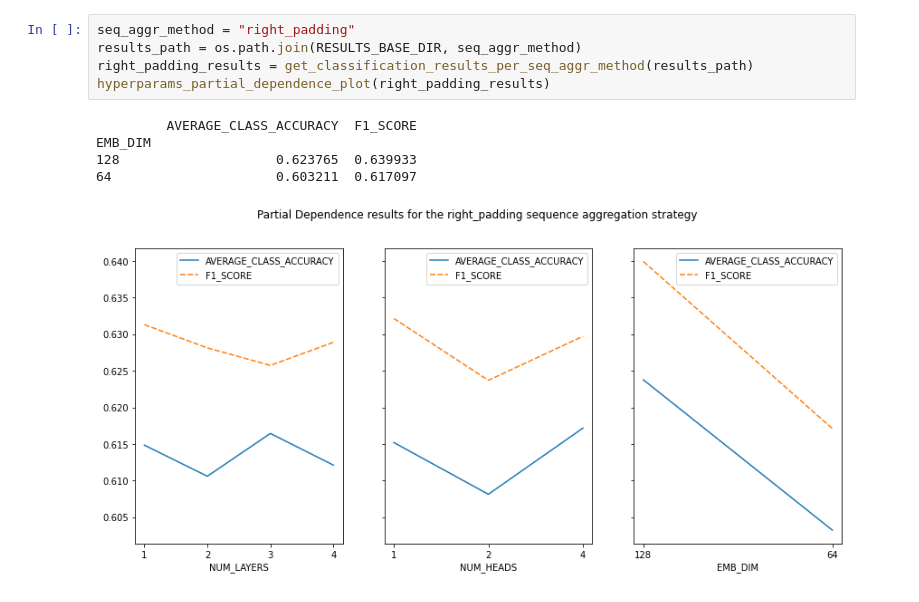
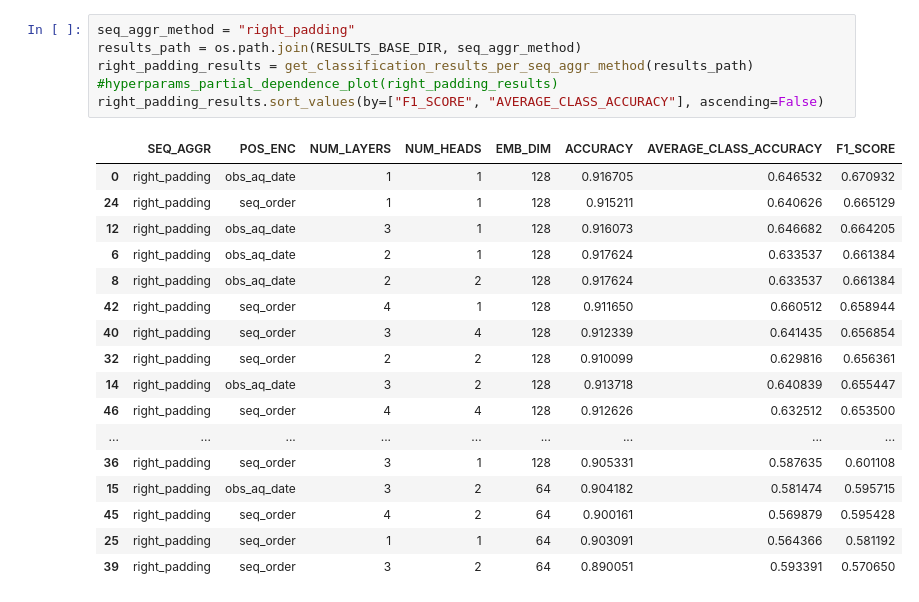
Before and after one commit to IvicaObadic/crop-type-classification-explainability, a Jupyter notebook: notebooks/results_analyzer.ipynb, the cells around one changed output. Saved outputs shown, nothing was run; the diff lists cells and outputs as text.

```diff
--- a/notebooks/results_analyzer.ipynb
+++ b/notebooks/results_analyzer.ipynb
@@ -123,14 +162,27 @@ def hyperparams_partial_dependence_plot(results_table):
 # %%
 seq_aggr_method = "right_padding"
 results_path = os.path.join(RESULTS_BASE_DIR, seq_aggr_method)
 right_padding_results = get_classification_results_per_seq_aggr_method(results_path)
-hyperparams_partial_dependence_plot(right_padding_results)
+#hyperparams_partial_dependence_plot(right_padding_results)
+right_padding_results.sort_values(by=["F1_SCORE", "AVERAGE_CLASS_ACCURACY"], ascending=False)
 # %% [output]
-         AVERAGE_CLASS_ACCURACY  F1_SCORE
-EMB_DIM
-128                    0.623765  0.639933
-64                     0.603211  0.617097
-[figure, removed]
+|  | SEQ_AGGR | POS_ENC | NUM_LAYERS | NUM_HEADS | EMB_DIM | ACCURACY | AVERAGE_CLASS_ACCURACY | F1_SCORE |
+| 0 | right_padding | obs_aq_date | 1 | 1 | 128 | 0.916705 | 0.646532 | 0.670932 |
+| 24 | right_padding | seq_order | 1 | 1 | 128 | 0.915211 | 0.640626 | 0.665129 |
+| 12 | right_padding | obs_aq_date | 3 | 1 | 128 | 0.916073 | 0.646682 | 0.664205 |
+| 6 | right_padding | obs_aq_date | 2 | 1 | 128 | 0.917624 | 0.633537 | 0.661384 |
+| 8 | right_padding | obs_aq_date | 2 | 2 | 128 | 0.917624 | 0.633537 | 0.661384 |
+| 42 | right_padding | seq_order | 4 | 1 | 128 | 0.911650 | 0.660512 | 0.658944 |
+| 40 | right_padding | seq_order | 3 | 4 | 128 | 0.912339 | 0.641435 | 0.656854 |
+| 32 | right_padding | seq_order | 2 | 2 | 128 | 0.910099 | 0.629816 | 0.656361 |
+| 14 | right_padding | obs_aq_date | 3 | 2 | 128 | 0.913718 | 0.640839 | 0.655447 |
+| 46 | right_padding | seq_order | 4 | 4 | 128 | 0.912626 | 0.632512 | 0.653500 |
+| ... | ... | ... | ... | ... | ... | ... | ... | ... |
+| 36 | right_padding | seq_order | 3 | 1 | 128 | 0.905331 | 0.587635 | 0.601108 |
+| 15 | right_padding | obs_aq_date | 3 | 2 | 64 | 0.904182 | 0.581474 | 0.595715 |
+| 45 | right_padding | seq_order | 4 | 2 | 64 | 0.900161 | 0.569879 | 0.595428 |
+| 25 | right_padding | seq_order | 1 | 1 | 64 | 0.903091 | 0.564366 | 0.581192 |
+| 39 | right_padding | seq_order | 3 | 2 | 64 | 0.890051 | 0.593391 | 0.570650 |
 # %%
 seq_aggr_method = "weekly_average"
 results_path = os.path.join(RESULTS_BASE_DIR, seq_aggr_method)
```
Also changed, not shown: parts of 8 cells of this notebook, 9 other files.
